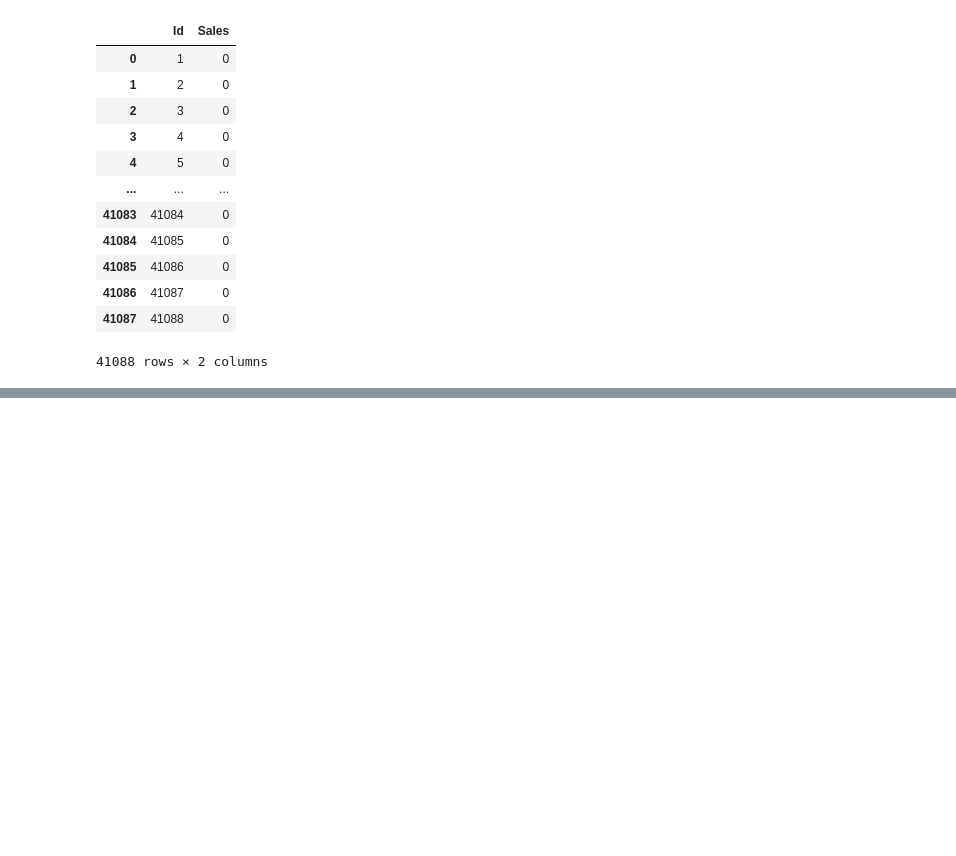
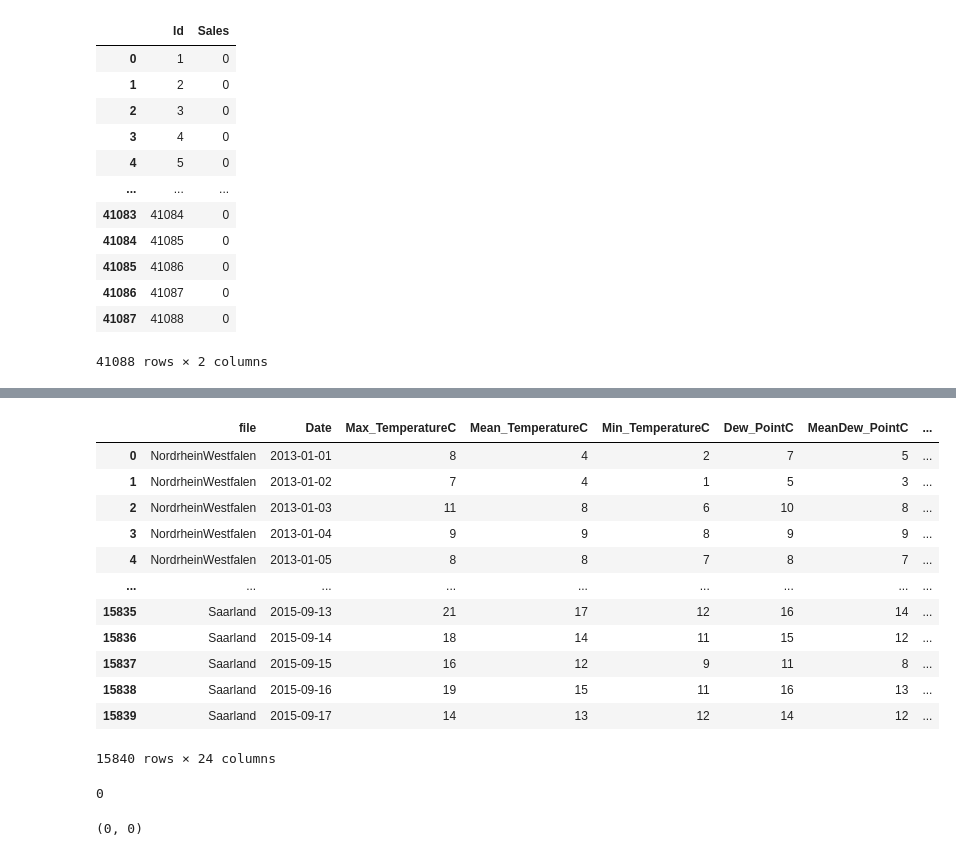
Before and after one commit to m-fzi/KagglePractice, a Jupyter notebook: rossmann/Rossmann_data_clean.ipynb, the cells around one changed output, grey strips where cells are left out. Cells and saved outputs as stored; diff of their text form; code cells hidden in the pictures; blank space fills up the shorter version.

```diff
--- a/rossmann/Rossmann_data_clean.ipynb
+++ b/rossmann/Rossmann_data_clean.ipynb
@@ -73,3 +75,8 @@ sample
 | 41086 | 41087 | 0 |
 | 41087 | 41088 | 0 |
 41088 rows × 2 columns
+# %%
+googletrend = pd.read_csv('../rossmann_additional/googletrend.csv')
+state_names = pd.read_csv('../rossmann_additional/state_names.csv')
+store_states = pd.read_csv('../rossmann_additional/store_states.csv')
+weather = pd.read_csv('../rossmann_additional/weather.csv')
@@ -75,0 +135,16 @@ sample
+# %%
+weather
+# %% [output]
+|  | file | Date | Max_TemperatureC | Mean_TemperatureC | Min_TemperatureC | Dew_PointC | MeanDew_PointC | ... |
+| 0 | NordrheinWestfalen | 2013-01-01 | 8 | 4 | 2 | 7 | 5 | ... |
+| 1 | NordrheinWestfalen | 2013-01-02 | 7 | 4 | 1 | 5 | 3 | ... |
+| 2 | NordrheinWestfalen | 2013-01-03 | 11 | 8 | 6 | 10 | 8 | ... |
+| 3 | NordrheinWestfalen | 2013-01-04 | 9 | 9 | 8 | 9 | 9 | ... |
+| 4 | NordrheinWestfalen | 2013-01-05 | 8 | 8 | 7 | 8 | 7 | ... |
+| ... | ... | ... | ... | ... | ... | ... | ... | ... |
+| 15835 | Saarland | 2015-09-13 | 21 | 17 | 12 | 16 | 14 | ... |
+| 15836 | Saarland | 2015-09-14 | 18 | 14 | 11 | 15 | 12 | ... |
+| 15837 | Saarland | 2015-09-15 | 16 | 12 | 9 | 11 | 8 | ... |
+| 15838 | Saarland | 2015-09-16 | 19 | 15 | 11 | 16 | 13 | ... |
+| 15839 | Saarland | 2015-09-17 | 14 | 13 | 12 | 14 | 12 | ... |
+15840 rows × 24 columns
@@ -75,0 +194,11 @@ sample
+# %%
+store = join_df(store, store_states, "Store")
+len(store[store.State.isnull()])
+# %% [output]
+0
+# %%
+joined = join_df(train, store, "Store")
+joined_test = join_df(test, store, "Store")
+len(joined[joined.StoreType.isnull()]),len(joined_test[joined_test.StoreType.isnull()])
+# %% [output]
+(0, 0)
```
Also changed, not shown: parts of 37 cells of this notebook.
